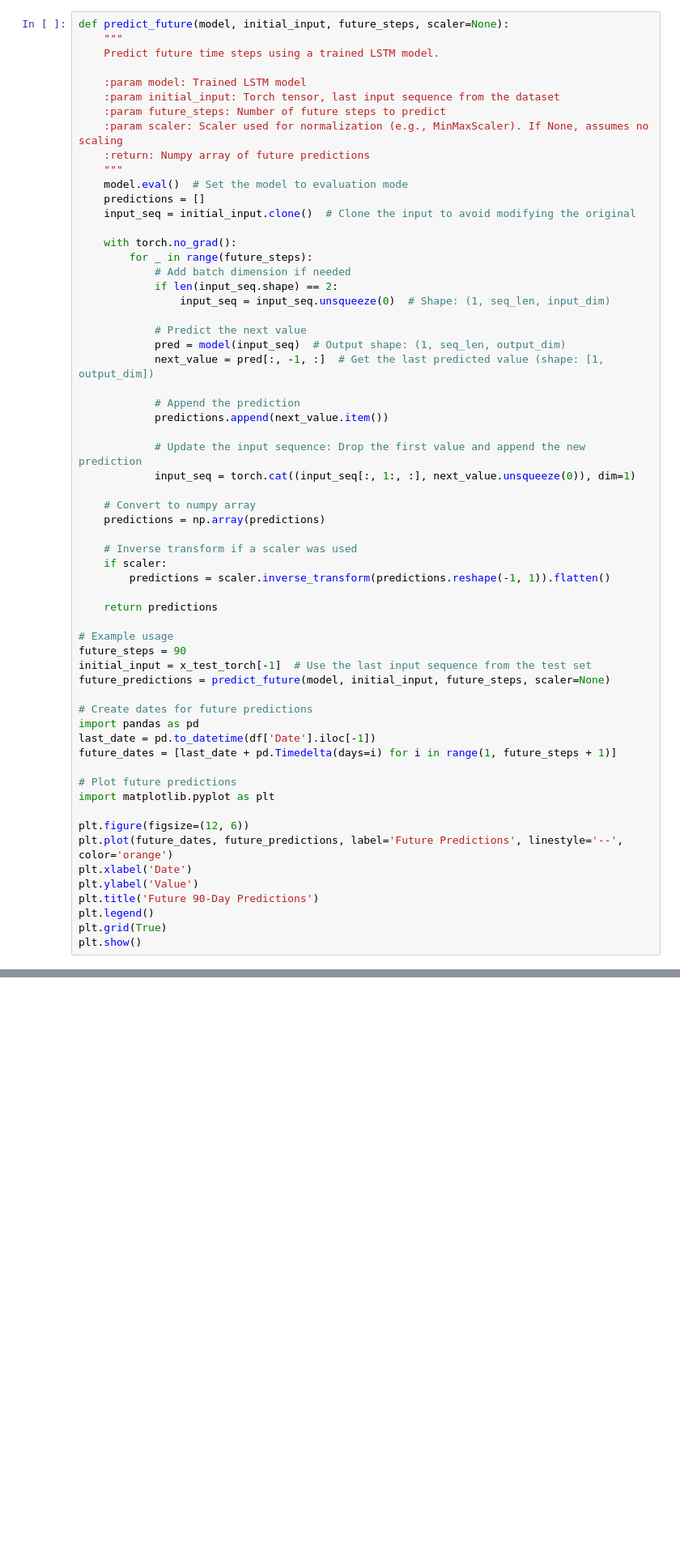
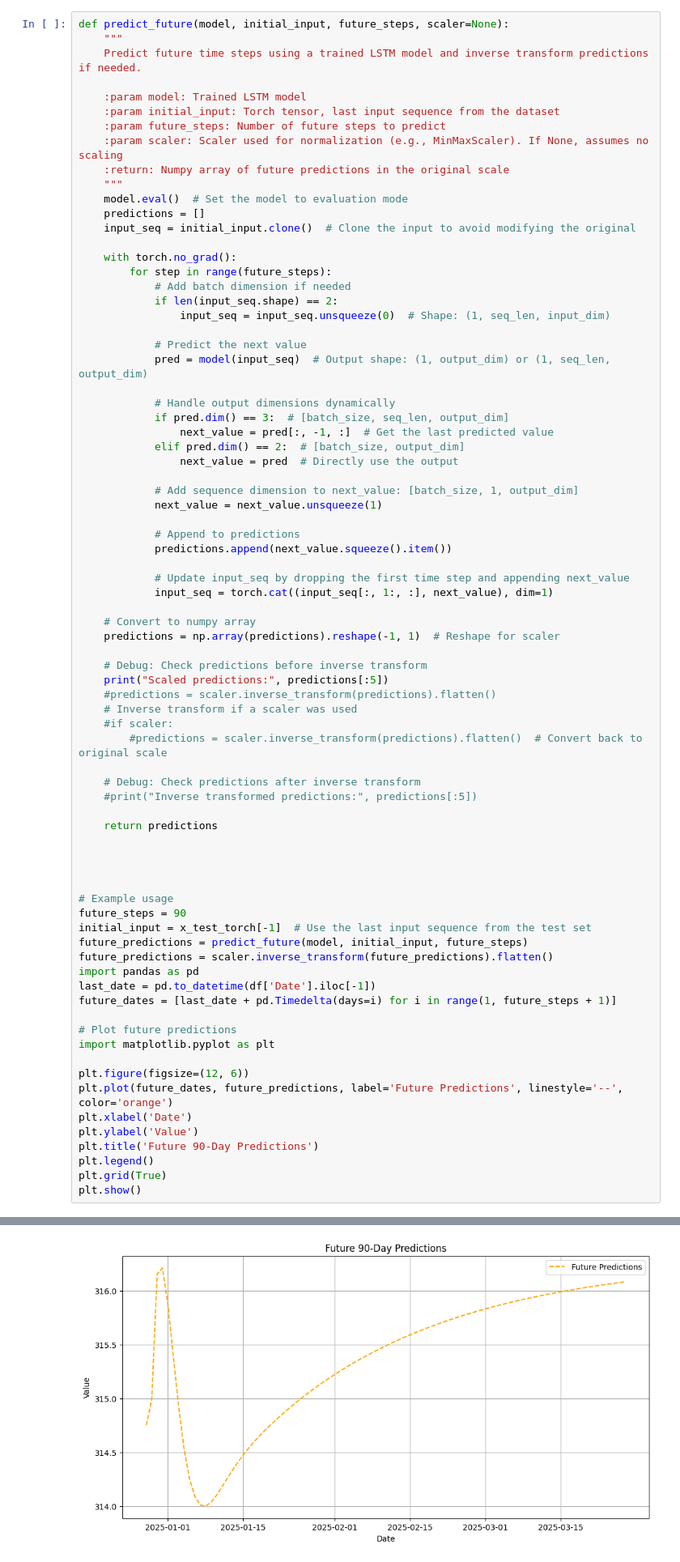
Before and after one commit to suhaodatascichem/Soybean-Meal-price, a Jupyter notebook: Soybean meal.ipynb, the cells around one changed output, grey strips where cells are left out. Shown at 81% size. Drawn from its saved outputs; the diff is of its cells as text; blank space fills up the shorter version.

```diff
--- a/Soybean meal.ipynb
+++ b/Soybean meal.ipynb
@@ -421,49 +405,65 @@ def forecast_x_days(ws, df, model, months_ahead):
 # %%
 def predict_future(model, initial_input, future_steps, scaler=None):
     """
-    Predict future time steps using a trained LSTM model.
+    Predict future time steps using a trained LSTM model and inverse transform predictions if needed.
 
     :param model: Trained LSTM model
     :param initial_input: Torch tensor, last input sequence from the dataset
     :param future_steps: Number of future steps to predict
     :param scaler: Scaler used for normalization (e.g., MinMaxScaler). If None, assumes no scaling
-    :return: Numpy array of future predictions
+    :return: Numpy array of future predictions in the original scale
     """
     model.eval()  # Set the model to evaluation mode
     predictions = []
     input_seq = initial_input.clone()  # Clone the input to avoid modifying the original
 
     with torch.no_grad():
-        for _ in range(future_steps):
+        for step in range(future_steps):
             # Add batch dimension if needed
             if len(input_seq.shape) == 2:
                 input_seq = input_seq.unsqueeze(0)  # Shape: (1, seq_len, input_dim)
 
             # Predict the next value
-            pred = model(input_seq)  # Output shape: (1, seq_len, output_dim)
-            next_value = pred[:, -1, :]  # Get the last predicted value (shape: [1, output_dim])
+            pred = model(input_seq)  # Output shape: (1, output_dim) or (1, seq_len, output_dim)
 
-            # Append the prediction
-            predictions.append(next_value.item())
+            # Handle output dimensions dynamically
+            if pred.dim() == 3:  # [batch_size, seq_len, output_dim]
+                next_value = pred[:, -1, :]  # Get the last predicted value
+            elif pred.dim() == 2:  # [batch_size, output_dim]
+                next_value = pred  # Directly use the output
 
-            # Update the input sequence: Drop the first value and append the new prediction
-            input_seq = torch.cat((input_seq[:, 1:, :], next_value.unsqueeze(0)), dim=1)
+            # Add sequence dimension to next_value: [batch_size, 1, output_dim]
+            next_value = next_value.unsqueeze(1)
+
+            # Append to predictions
+            predictions.append(next_value.squeeze().item())
+
+            # Update input_seq by dropping the first time step and appending next_value
+            input_seq = torch.cat((input_seq[:, 1:, :], next_value), dim=1)
 
     # Convert to numpy array
-    predictions = np.array(predictions)
+    predictions = np.array(predictions).reshape(-1, 1)  # Reshape for scaler
 
+    # Debug: Check predictions before inverse transform
+    print("Scaled predictions:", predictions[:5])
+    #predictions = scaler.inverse_transform(predictions).flatten()
     # Inverse transform if a scaler was used
-    if scaler:
-        predictions = scaler.inverse_transform(predictions.reshape(-1, 1)).flatten()
+    #if scaler:
+        #predictions = scaler.inverse_transform(predictions).flatten()  # Convert back to original scale
+
+    # Debug: Check predictions after inverse transform
+    #print("Inverse transformed predictions:", predictions[:5])
 
     return predictions
+
+
+
 
 # Example usage
 future_steps = 90
 initial_input = x_test_torch[-1]  # Use the last input sequence from the test set
-future_predictions = predict_future(model, initial_input, future_steps, scaler=None)
-
-# Create dates for future predictions
+future_predictions = predict_future(model, initial_input, future_steps)
+future_predictions = scaler.inverse_transform(future_predictions).flatten()
 import pandas as pd
 last_date = pd.to_datetime(df['Date'].iloc[-1])
 future_dates = [last_date + pd.Timedelta(days=i) for i in range(1, future_steps + 1)]
@@ -483,0 +488 @@ IndexError: too many indices for tensor of dimension 2
+[figure, added]
```
Also changed, not shown: parts of 4 cells of this notebook.
